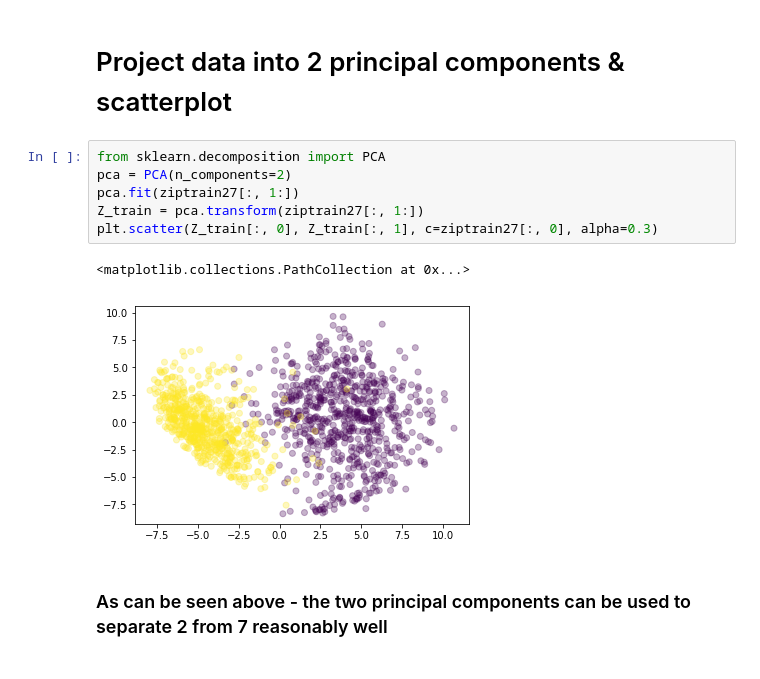
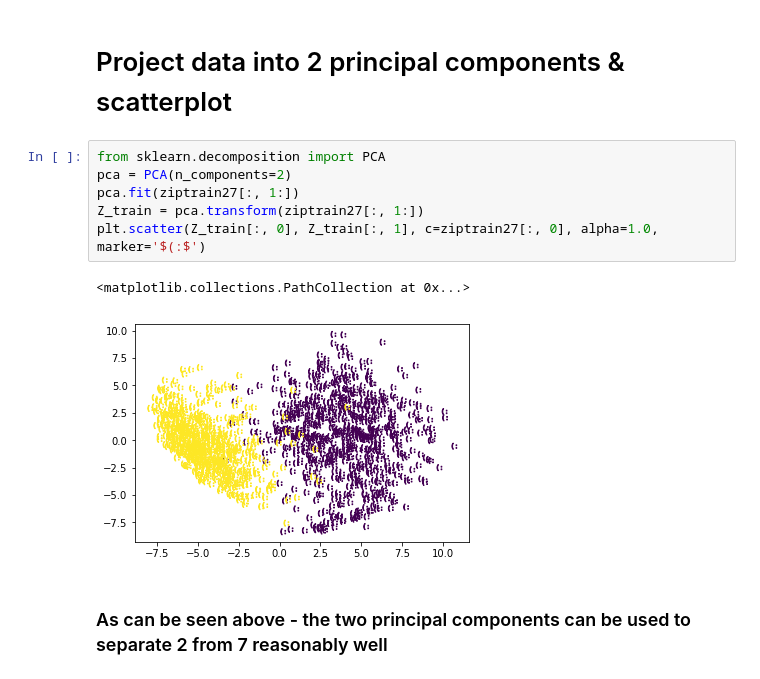
Before and after one commit to ademarrohregger/Computational-Applied-Statistics, a Jupyter notebook: Assignment 3/assignment03.ipynb, the cells around one changed output. Drawn from its saved outputs; the diff is of its cells as text.

```diff
--- a/Assignment 3/assignment03.ipynb
+++ b/Assignment 3/assignment03.ipynb
@@ -50,12 +50,12 @@ ziptest27 = np.vstack([ziptest2, ziptest7])
 # %%
 from sklearn.decomposition import PCA
 pca = PCA(n_components=2)
 pca.fit(ziptrain27[:, 1:])
 Z_train = pca.transform(ziptrain27[:, 1:])
-plt.scatter(Z_train[:, 0], Z_train[:, 1], c=ziptrain27[:, 0], alpha=0.3)
+plt.scatter(Z_train[:, 0], Z_train[:, 1], c=ziptrain27[:, 0], alpha=1.0, marker='$(:$')
 # %% [output]
 <matplotlib.collections.PathCollection at 0x...>
-[figure, old version]
+[figure, new version]
 # %% [markdown]
 ### As can be seen above - the two principal components can be used to separate 2 from 7 reasonably well
 # %% [markdown]
```
Also changed, not shown: parts of 4 cells of this notebook, 4 other files.
